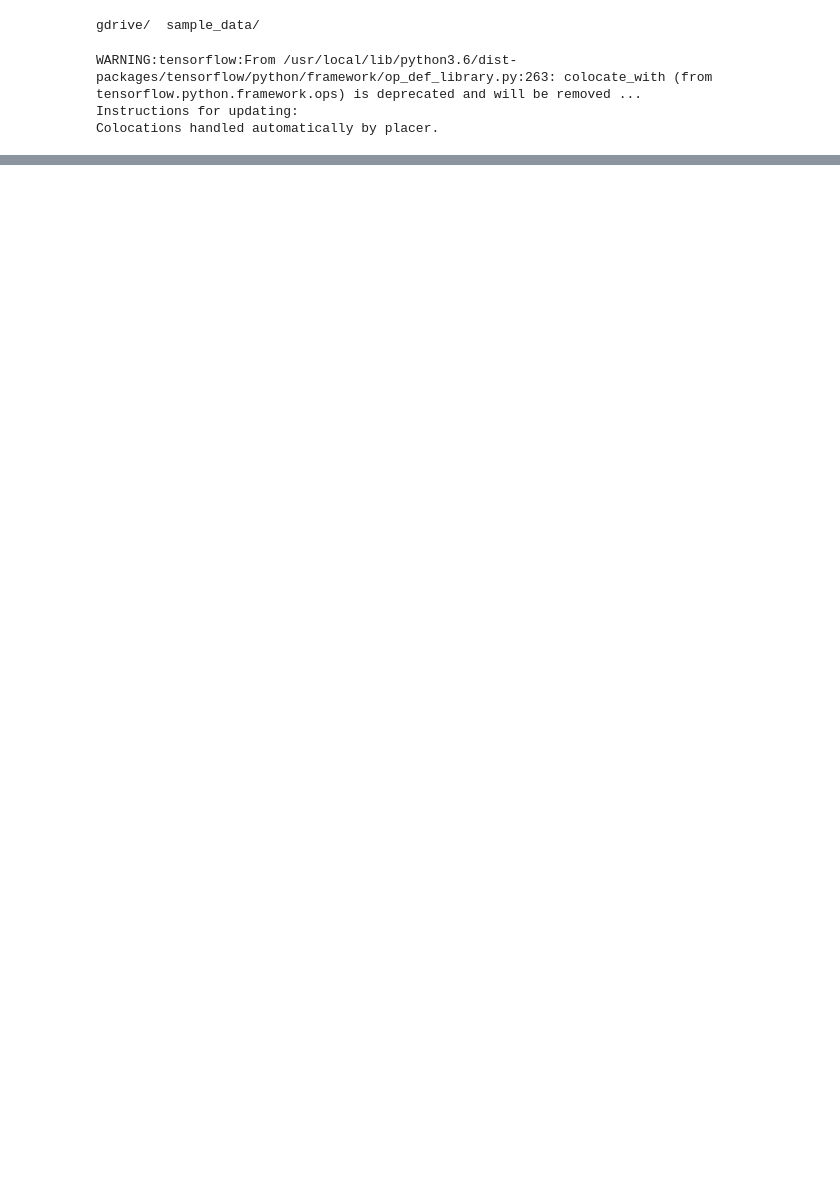
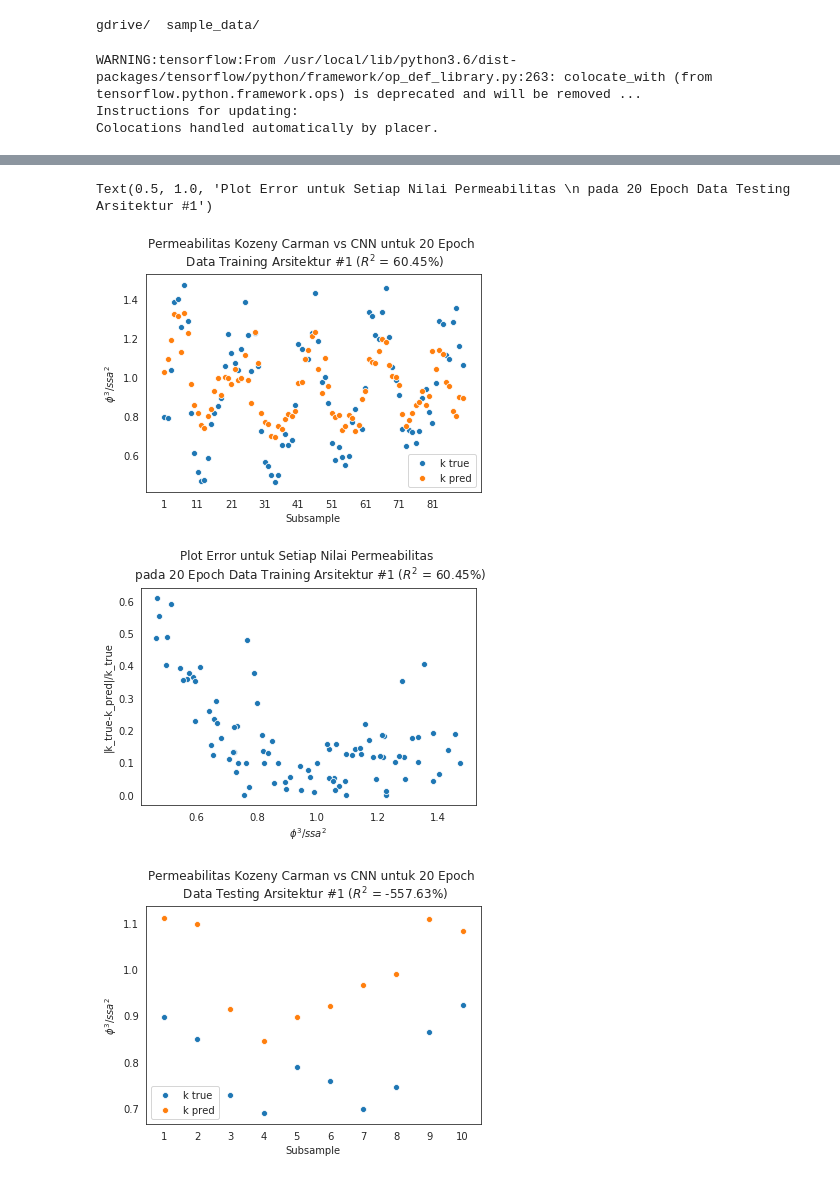
Before and after one commit to fajarwr/CNN_3D_Permaebility, a Jupyter notebook: CNN_3D_Permeability.ipynb, the cells around one changed output, grey strips where cells are left out. Saved outputs shown, nothing was run; the diff lists cells and outputs as text; code cells hidden in the pictures; blank space fills up the shorter version.

```diff
--- a/CNN_3D_Permeability.ipynb
+++ b/CNN_3D_Permeability.ipynb
@@ -64,10 +61,10 @@ os.chdir('gdrive/My Drive/CNN_Permeability/001_PythonCodes/CNN_3D_Permaebility')
 from DataGenerator_3D_Classes import DataGenerator
 # %%
 #Experiment number
-exp_num = 17
-os.chdir('../../005_Result/CNN_3D')
-if any('00'+str(exp_num) in s for s in os.listdir(os.getcwd())):
-    sys.exit('Alert : There is already 00'+str(exp_num)+' experiment result!!')
+exp_num = 1
+os.chdir('../../005_Result/CNN_3D_v2')
+#if any('00'+str(exp_num) in s for s in os.listdir(os.getcwd())):
+    #sys.exit('Alert : There is already 00'+str(exp_num)+' experiment result!!')
 # %%
 #Load the data
 dim1,dim2,dim3,chn = 100,100,100,1
@@ -178,7 +174,7 @@ os.chdir('../../002_Data/Berea_Sandstone_npy')
 # %%
 # Train model on dataset
 history = model.fit_generator(generator=training_generator, epochs=20,
-                    callbacks=[checkpoint], workers=1, use_multiprocessing=False)
+                    workers=1, use_multiprocessing=False)
 # %% [output]
 WARNING:tensorflow:From /usr/local/lib/python3.6/dist-packages/tensorflow/python/ops/math_ops.py:3066: to_int32 (from tensorflow.python.ops.math_ops) is deprecated and will be removed in a future vers ...
 Instructions for updating:
@@ -191,6 +200,6 @@ history_df.to_excel('../../005_Result/CNN_3D/History_CNN3D_00'+str(exp_num)+'.xl
 # %%
 #Load the model and plot the data
-model.load_weights('../../../../../Weights_CNN3D_00'+str(exp_num)+'.hdf5')
+#model.load_weights('../../../../../Weights_CNN3D_00'+str(exp_num)+'.hdf5')
 # %%
 #Store the training & testing result
 total_result = model.predict_generator(generator=total_generator, steps=None,
@@ -248,0 +228,51 @@ plt.show()
+# %%
+#Impport data
+i = exp_num
+Training = training_result_df
+Error_training =np.abs(Training['true_training'].values-Training['pred_training'].values)/Training['true_training'].values
+Training['Error'] = Error_training
+Training.index.names = ['Subsample']
+Testing = testing_result_df
+Error_testing =np.abs(Testing['true_testing'].values-Testing['pred_testing'].values)/Testing['true_testing'].values
+Testing['Error'] = Error_testing
+Testing.index.names = ['Subsample']
+
+#Plot training data
+plt.figure()
+sns.scatterplot(x=range(1,91), y='true_training', data = Training)
+sns.scatterplot(x=range(1,91), y='pred_training', data = Training)
+plt.ylabel('$\phi^3/ssa^2$')
+plt.xlabel('Subsample')
+plt.title('Permeabilitas Kozeny Carman vs CNN untuk 20 Epoch \n Data Training Arsitektur #{} ($R^2$ = {:2.2f}%)' .format(i, r2_score(Training['true_training'], Training['pred_training'])*100))
+plt.legend(['k true', 'k pred'])
+plt.xticks(np.arange(1,91,10))
+
+#Plot error training data
+plt.figure()
+sns.scatterplot(x='true_training', y='Error', data = Training)
+plt.ylabel('|k_true-k_pred|/k_true')
+plt.xlabel('$\phi^3/ssa^2$')
+plt.title('Plot Error untuk Setiap Nilai Permeabilitas \n pada 20 Epoch Data Training Arsitektur #{} ($R^2$ = {:2.2f}%)' .format(i, r2_score(Training['true_training'], Training['pred_training'])*100))
+
+
+#Plot testing data
+plt.figure()
+sns.scatterplot(x=range(1,11), y='true_testing', data = Testing)
+sns.scatterplot(x=range(1,11), y='pred_testing', data = Testing)
+plt.ylabel('$\phi^3/ssa^2$')
+plt.xlabel('Subsample')
+plt.title('Permeabilitas Kozeny Carman vs CNN untuk 20 Epoch \n Data Testing Arsitektur #{} ($R^2$ = {:2.2f}%)' .format(i, r2_score(Testing['true_testing'], Testing['pred_testing'])*100))
+plt.legend(['k true', 'k pred'])
+plt.xticks(np.arange(1,11,1))
+
+#Plot error testing data
+plt.figure()
+sns.scatterplot(x='true_testing', y='Error', data = Testing)
+plt.ylabel('|k_true-k_pred|/k_true')
+plt.xlabel('$\phi^3/ssa^2$')
+plt.title('Plot Error untuk Setiap Nilai Permeabilitas \n pada 20 Epoch Data Testing Arsitektur #{}' .format(i))
+# %% [output]
+Text(0.5, 1.0, 'Plot Error untuk Setiap Nilai Permeabilitas \n pada 20 Epoch Data Testing Arsitektur #1')
+[figure, added]
+[figure, added]
+[figure, added]
```
Also changed, not shown: parts of 15 cells of this notebook.
